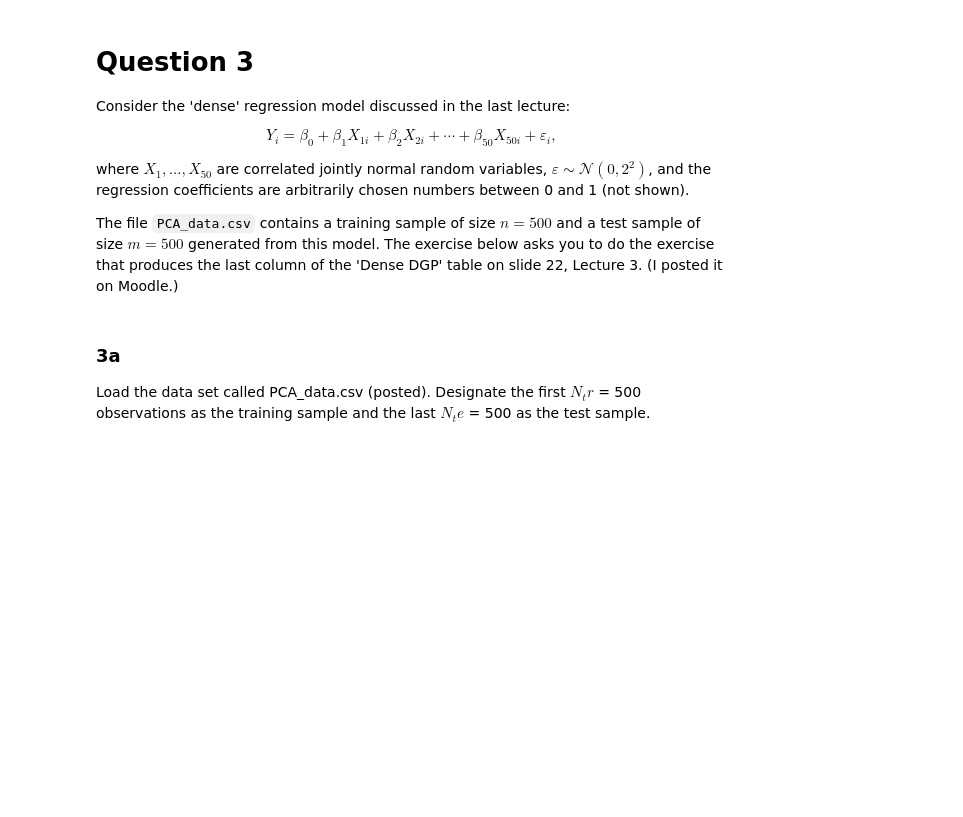
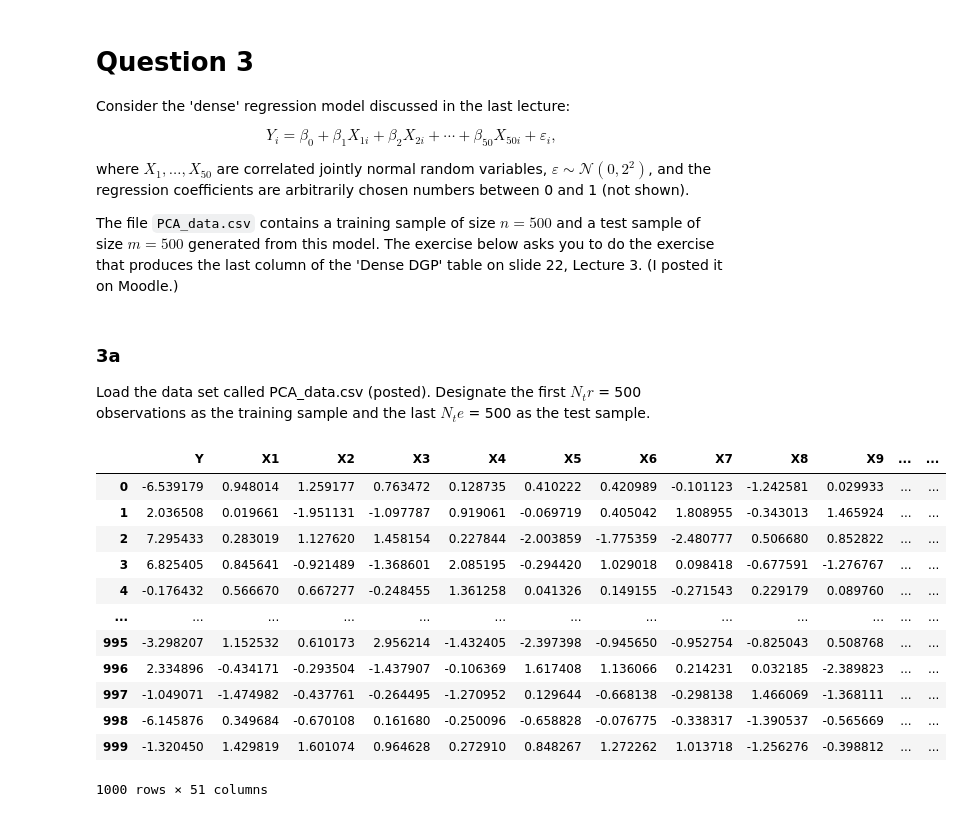
Before and after one commit to Iandrewburg/Data_Science, a Jupyter notebook: Data_Science_1/Assignment.ipynb, the cells around one changed output. Cells and saved outputs as stored; diff of their text form; code cells hidden in the pictures; blank space fills up the shorter version.

```diff
--- a/Data_Science_1/Assignment.ipynb
+++ b/Data_Science_1/Assignment.ipynb
@@ -212,4 +216,19 @@ The file `PCA_data.csv` contains a training sample of size $n = 500$ and a test
 Load the data set called PCA_data.csv (posted). Designate the first $N_tr$ = 500
 observations as the training sample and the last $N_te$ = 500 as the test sample.
 # %%
-data = pd.read_csv("")
+data = pd.read_csv("PCA_data.csv")
+data
+# %% [output]
+|  | Y | X1 | X2 | X3 | X4 | X5 | X6 | X7 | X8 | X9 | ... | ... |
+| 0 | -6.539179 | 0.948014 | 1.259177 | 0.763472 | 0.128735 | 0.410222 | 0.420989 | -0.101123 | -1.242581 | 0.029933 | ... | ... |
+| 1 | 2.036508 | 0.019661 | -1.951131 | -1.097787 | 0.919061 | -0.069719 | 0.405042 | 1.808955 | -0.343013 | 1.465924 | ... | ... |
+| 2 | 7.295433 | 0.283019 | 1.127620 | 1.458154 | 0.227844 | -2.003859 | -1.775359 | -2.480777 | 0.506680 | 0.852822 | ... | ... |
+| 3 | 6.825405 | 0.845641 | -0.921489 | -1.368601 | 2.085195 | -0.294420 | 1.029018 | 0.098418 | -0.677591 | -1.276767 | ... | ... |
+| 4 | -0.176432 | 0.566670 | 0.667277 | -0.248455 | 1.361258 | 0.041326 | 0.149155 | -0.271543 | 0.229179 | 0.089760 | ... | ... |
+| ... | ... | ... | ... | ... | ... | ... | ... | ... | ... | ... | ... | ... |
+| 995 | -3.298207 | 1.152532 | 0.610173 | 2.956214 | -1.432405 | -2.397398 | -0.945650 | -0.952754 | -0.825043 | 0.508768 | ... | ... |
+| 996 | 2.334896 | -0.434171 | -0.293504 | -1.437907 | -0.106369 | 1.617408 | 1.136066 | 0.214231 | 0.032185 | -2.389823 | ... | ... |
+| 997 | -1.049071 | -1.474982 | -0.437761 | -0.264495 | -1.270952 | 0.129644 | -0.668138 | -0.298138 | 1.466069 | -1.368111 | ... | ... |
+| 998 | -6.145876 | 0.349684 | -0.670108 | 0.161680 | -0.250096 | -0.658828 | -0.076775 | -0.338317 | -1.390537 | -0.565669 | ... | ... |
+| 999 | -1.320450 | 1.429819 | 1.601074 | 0.964628 | 0.272910 | 0.848267 | 1.272262 | 1.013718 | -1.256276 | -0.398812 | ... | ... |
+1000 rows × 51 columns
```
Also changed, not shown: parts of 8 cells of this notebook, 1 other file.
